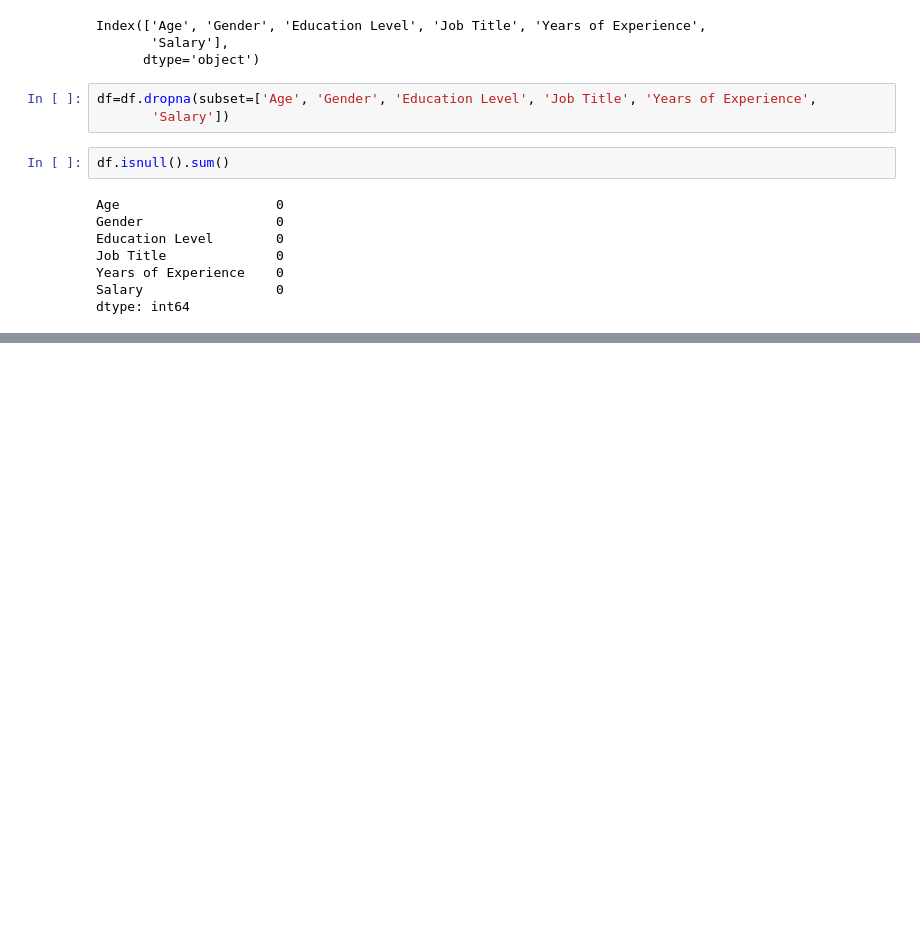
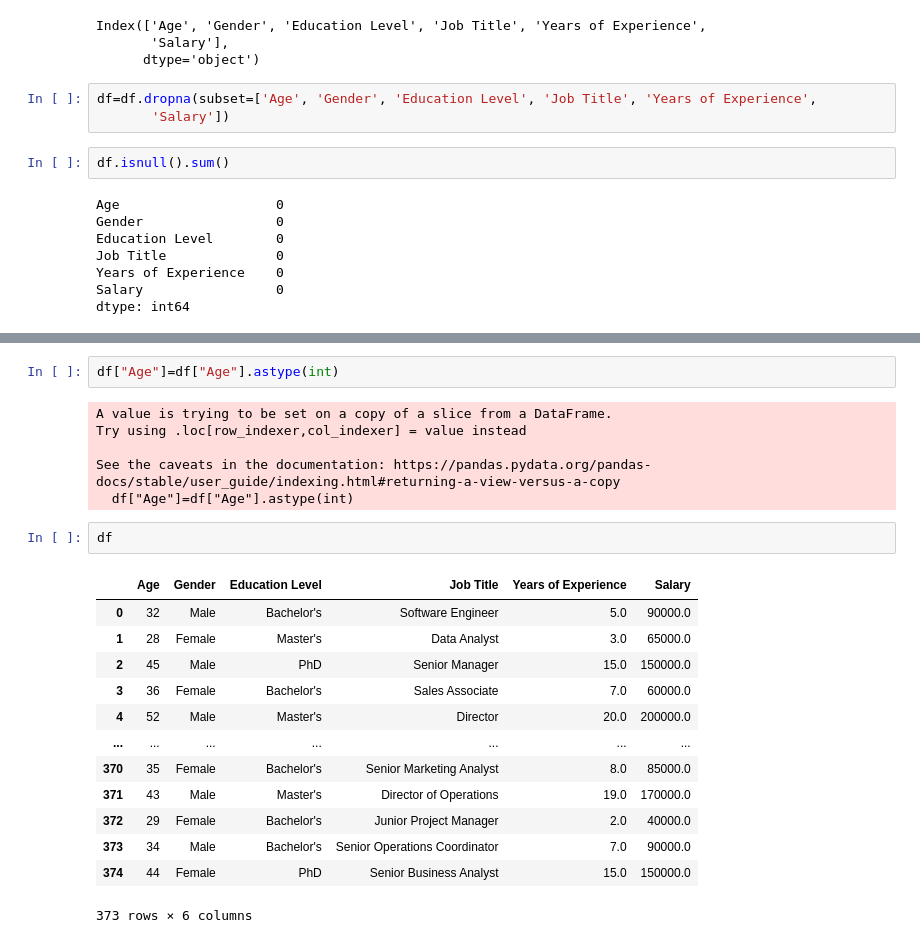
Before and after one commit to Sarajml98/salary-data-analysis, a Jupyter notebook: salary.ipynb, the cells around one changed output, grey strips where cells are left out. Saved outputs shown, nothing was run; the diff lists cells and outputs as text; blank space fills up the shorter version.

Commit message:
cleaning data

```diff
--- a/salary.ipynb
+++ b/salary.ipynb
@@ -97,0 +114,24 @@ dtype: int64
+# %%
+df["Age"]=df["Age"].astype(int)
+# %% [output]
+A value is trying to be set on a copy of a slice from a DataFrame.
+Try using .loc[row_indexer,col_indexer] = value instead
+
+See the caveats in the documentation: https://pandas.pydata.org/pandas-docs/stable/user_guide/indexing.html#returning-a-view-versus-a-copy
+  df["Age"]=df["Age"].astype(int)
+# %%
+df
+# %% [output]
+|  | Age | Gender | Education Level | Job Title | Years of Experience | Salary |
+| 0 | 32 | Male | Bachelor's | Software Engineer | 5.0 | 90000.0 |
+| 1 | 28 | Female | Master's | Data Analyst | 3.0 | 65000.0 |
+| 2 | 45 | Male | PhD | Senior Manager | 15.0 | 150000.0 |
+| 3 | 36 | Female | Bachelor's | Sales Associate | 7.0 | 60000.0 |
+| 4 | 52 | Male | Master's | Director | 20.0 | 200000.0 |
+| ... | ... | ... | ... | ... | ... | ... |
+| 370 | 35 | Female | Bachelor's | Senior Marketing Analyst | 8.0 | 85000.0 |
+| 371 | 43 | Male | Master's | Director of Operations | 19.0 | 170000.0 |
+| 372 | 29 | Female | Bachelor's | Junior Project Manager | 2.0 | 40000.0 |
+| 373 | 34 | Male | Bachelor's | Senior Operations Coordinator | 7.0 | 90000.0 |
+| 374 | 44 | Female | PhD | Senior Business Analyst | 15.0 | 150000.0 |
+373 rows × 6 columns
```
Also changed, not shown: parts of 8 cells of this notebook.
